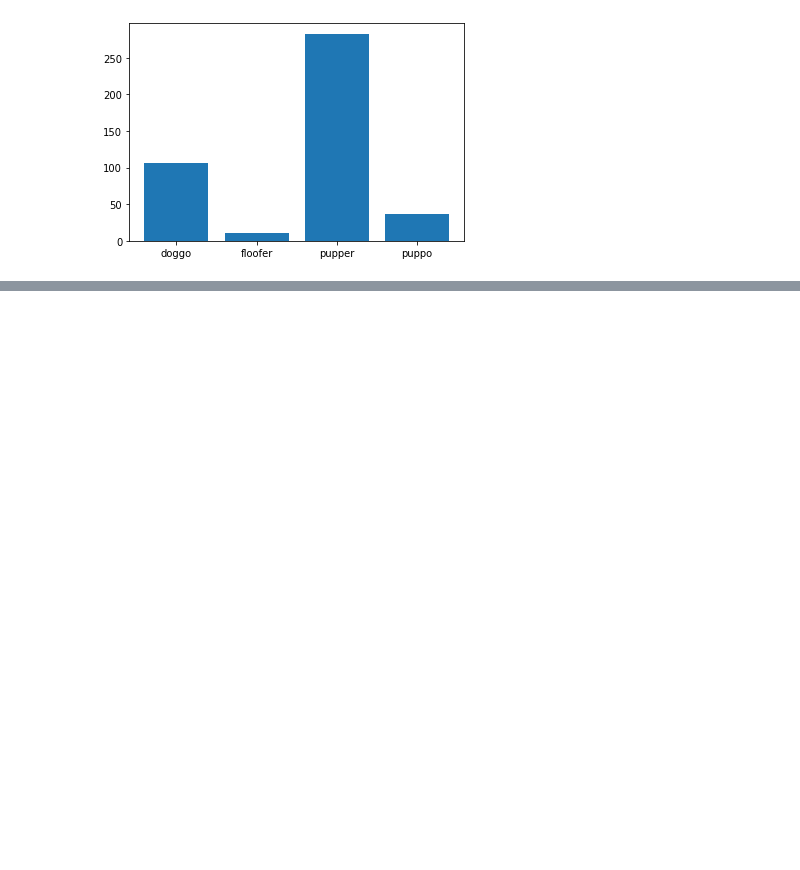
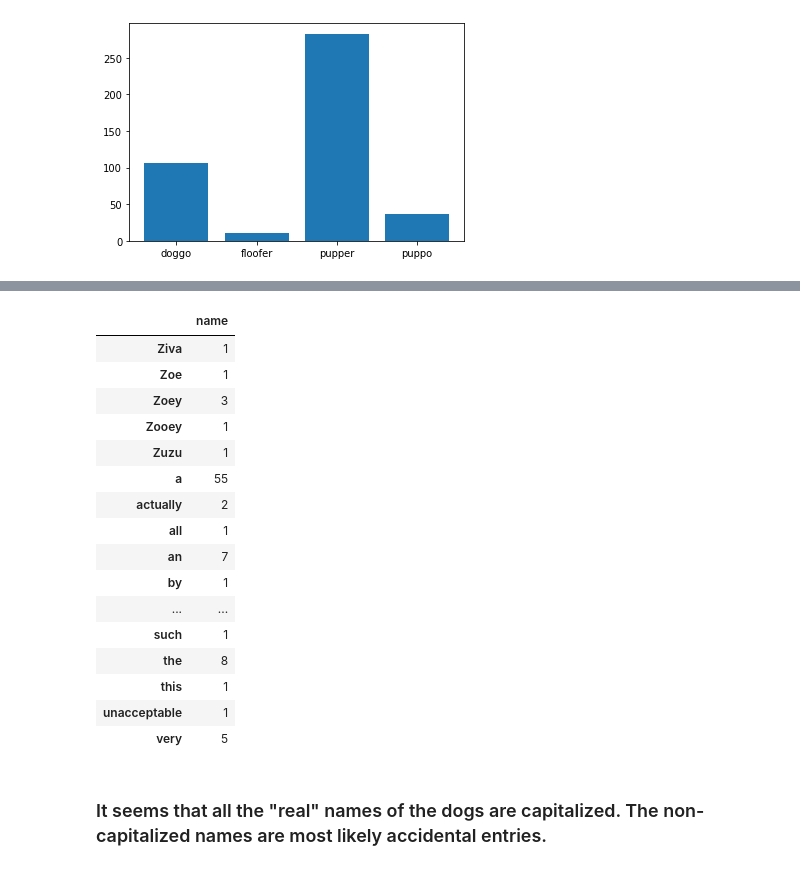
Before and after one commit to alf808/doggie-tweets, a Jupyter notebook: wrangle_act.ipynb, the cells around one changed output, grey strips where cells are left out. Drawn from its saved outputs; the diff is of its cells as text; code cells hidden in the pictures; blank space fills up the shorter version.

```diff
--- a/wrangle_act.ipynb
+++ b/wrangle_act.ipynb
@@ -351,9 +337,12 @@ plt.bar(dog_stage, ds_counts);
 # %%
 # create a new column to combine content from the 4 columns of dog stages
 combo_idx = twitarch_work[twitarch_work.ds_sum > 1].index
+# casting was more complicated than usual. I got help from: https://stackoverflow.com/questions/60529588/how-can-i-cast-a-pandas-string-column-to-the-new-nullable-int64-type
 twitarch_work['dog_stage'] = twitarch_work['doggo'].fillna('').map(str) + twitarch_work['floofer'].fillna('').map(str) + twitarch_work['pupper'].fillna('').map(str) + twitarch_work['puppo'].fillna('').map(str)
 # prefix the multiple dog stages with "combo"
 twitarch_work.loc[combo_idx, 'dog_stage'] = 'combo-' + twitarch_work['dog_stage']
+#twitarch_work[twitarch_work.ds_sum == 0].loc['dog_stage'] = 'None'
+twitarch_work['dog_stage'].replace({'': 'None'}, inplace=True)
 # %%
 twitarch_work.dog_stage.value_counts()
 # %% [output]
@@ -382,0 +362,5 @@ Name: dog_stage, dtype: int64
+# %%
+xtm = twitarch_work.name.value_counts()
+print(type(xtm))
+xtm_df = xtm.to_frame()
+print(type(xtm_df))
@@ -382,0 +379,2 @@ Name: dog_stage, dtype: int64
+# %%
+xtm_df.sort_index(axis=0, inplace=True) # sorting by index which happens to be the names of dogs
@@ -382,0 +392,22 @@ Name: dog_stage, dtype: int64
+# %%
+xtm_df.tail(30)
+# %% [output]
+|  | name |
+| Ziva | 1 |
+| Zoe | 1 |
+| Zoey | 3 |
+| Zooey | 1 |
+| Zuzu | 1 |
+| a | 55 |
+| actually | 2 |
+| all | 1 |
+| an | 7 |
+| by | 1 |
+| ... | ... |
+| such | 1 |
+| the | 8 |
+| this | 1 |
+| unacceptable | 1 |
+| very | 5 |
+# %% [markdown]
+### It seems that all the "real" names of the dogs are capitalized. The non-capitalized names are most likely accidental entries.
```
Also changed, not shown: parts of 21 cells of this notebook, 2 other files.
